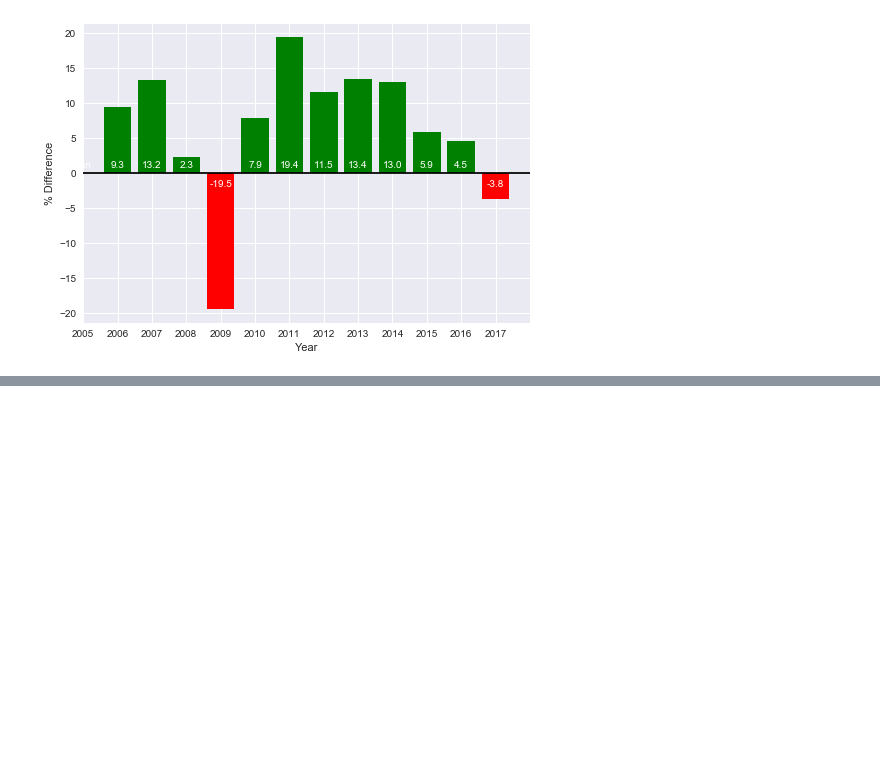
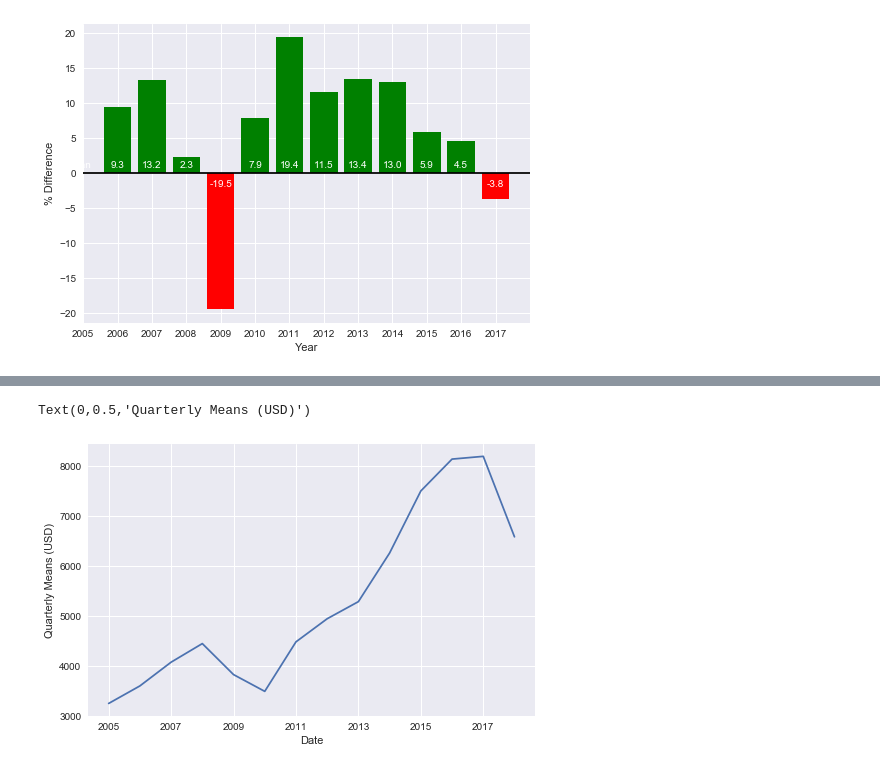
Before and after one commit to rochiecuevas/shared_accommodations, a Jupyter notebook: hotel_rate_visualisation.ipynb, the cells around one changed output, grey strips where cells are left out. Drawn from its saved outputs; the diff is of its cells as text; code cells hidden in the pictures; blank space fills up the shorter version.

```diff
--- a/hotel_rate_visualisation.ipynb
+++ b/hotel_rate_visualisation.ipynb
@@ -76,0 +146,6 @@ plt.show()
+# %%
+# Get quarterly data
+# start the quarter from November so that the data from Q1-Q3 of 2015 are included
+
+q_mean = mon_rate_df2.resample("Q-NOV").mean()
+q_mean.head()
@@ -76,0 +160,7 @@ plt.show()
+# %%
+# Plot data by quarter
+time_series02 = q_mean[q_mean.index.quarter == 1].plot(figsize = (8,5), legend = False)
+time_series02.set_ylabel("Quarterly Means (USD)")
+# %% [output]
+Text(0,0.5,'Quarterly Means (USD)')
+[figure, added]
```
Also changed, not shown: parts of 10 cells of this notebook, 3 other files.
